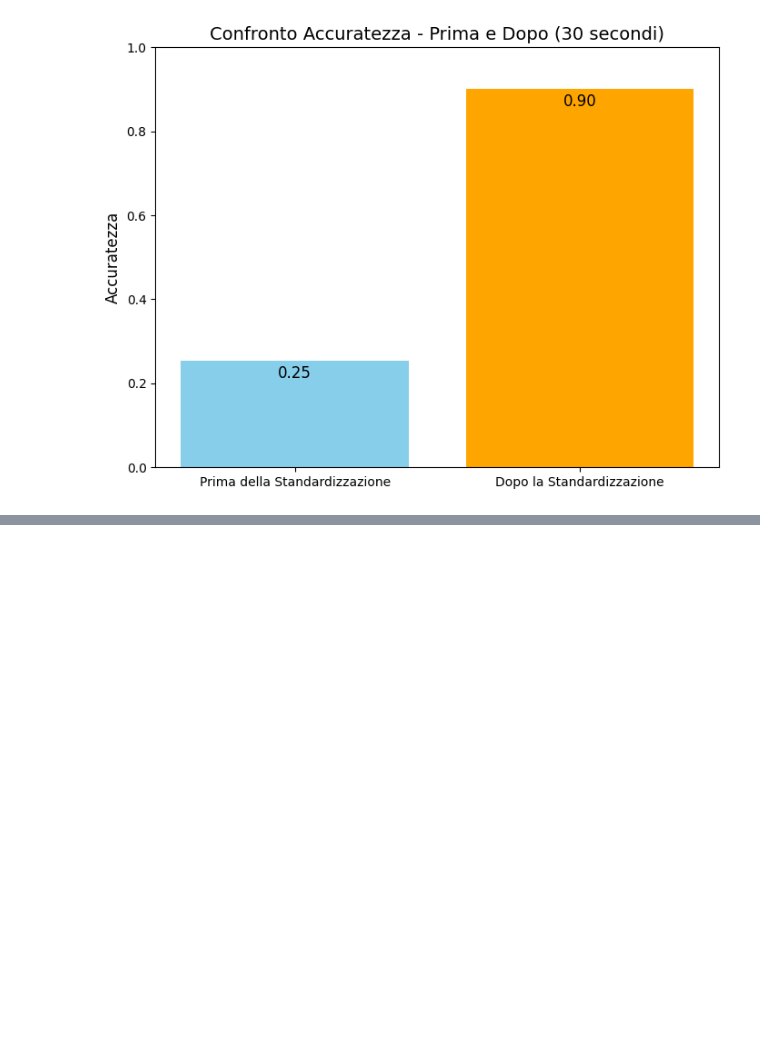
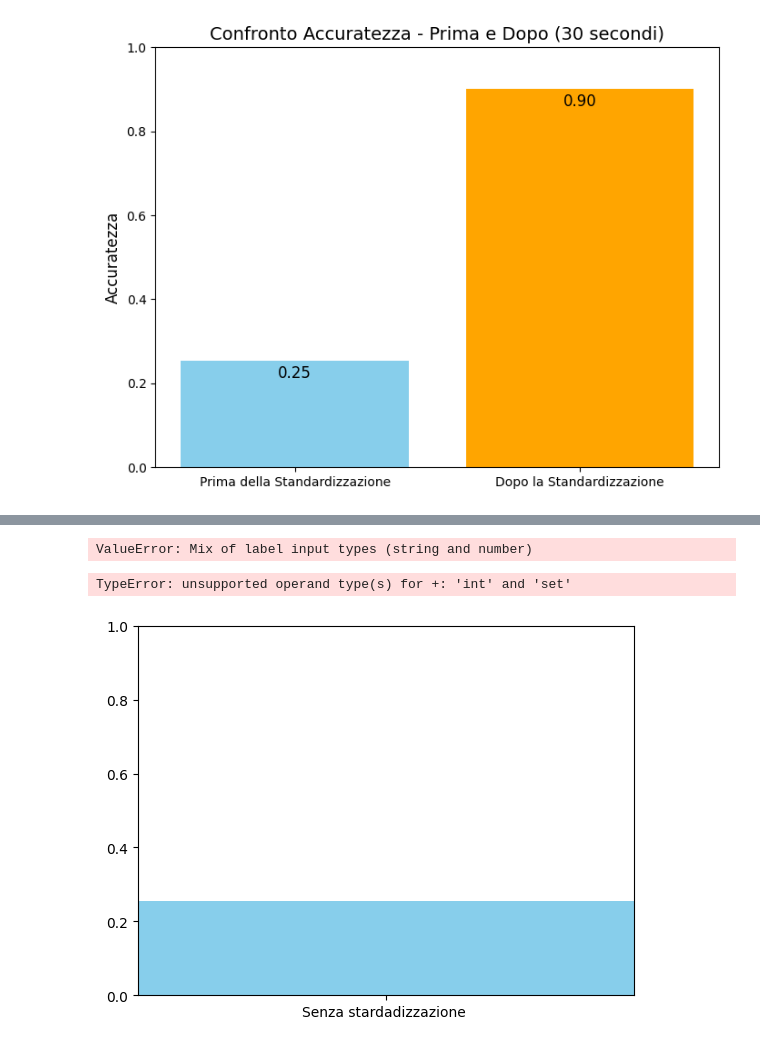
Before and after one commit to DavideOrienti/Progetto-MachineLearning, a Jupyter notebook: Knn.ipynb, the cells around one changed output, grey strips where cells are left out. Saved outputs shown, nothing was run; the diff lists cells and outputs as text; code cells hidden in the pictures; blank space fills up the shorter version.

```diff
--- a/Knn.ipynb
+++ b/Knn.ipynb
@@ -149,0 +148,14 @@ Grafico_Tre_Valori(before_standardization, after_standardization, after_grid)
+# %%
+X_train, X_test, y_train, y_test= prepareTrainingSet3Sec()
+X_train, X_test= standardization(X_train, X_test)
+
+
+model = KNeighborsClassifier(metric='manhattan', n_neighbors=3, weights= 'distance')
+# Addestriamo il modello
+model.fit(X_train, y_train)
+
+# Prediciamo sul set di test
+y_pred = model.predict(X_test)
+after_standardization= accuracy_score(y_test, y_pred)
+y_pred_train = model.predict(X_train)
+evaluate_Model(y_test, y_pred,y_train, y_pred_train)
@@ -149,0 +175,5 @@ Grafico_Tre_Valori(before_standardization, after_standardization, after_grid)
+# %%
+#y_pred = best_model.predict(X_test)
+ConfusionMatrix(y_test, y_pred)
+# %% [output]
+ValueError: Mix of label input types (string and number)
@@ -149,0 +183,5 @@ Grafico_Tre_Valori(before_standardization, after_standardization, after_grid)
+# %%
+Grafico_Tre_Valori(before_standardization, after_standardization, knn)
+# %% [output]
+TypeError: unsupported operand type(s) for +: 'int' and 'set'
+[figure, added]
```
Also changed, not shown: parts of 7 cells of this notebook, 5 other files.
